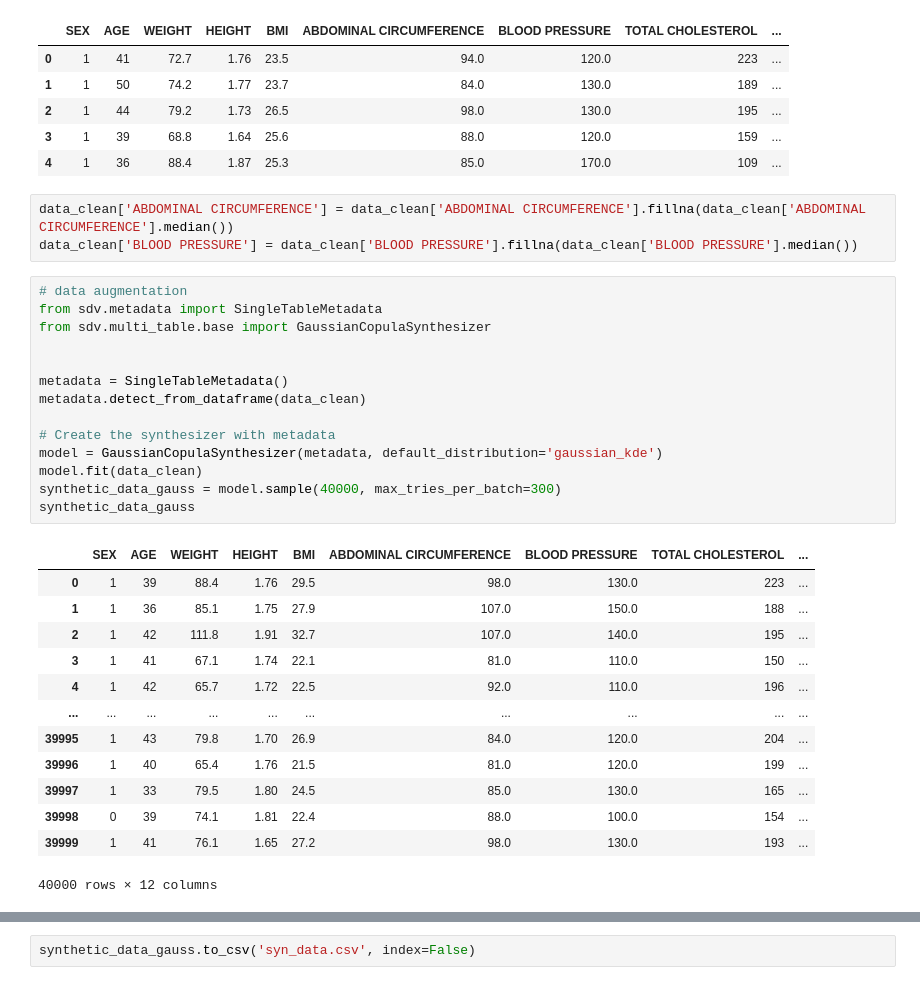
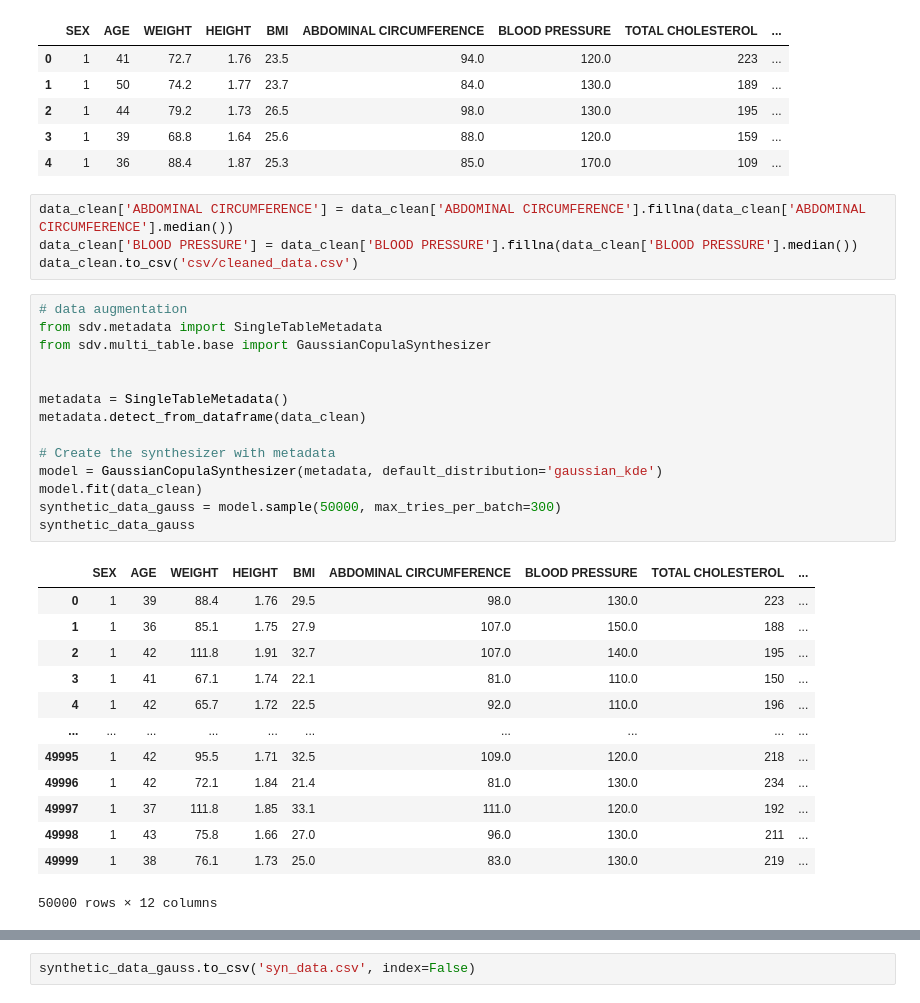
Before and after one commit to Cerion73/AgaKhan-diagnostic-system, a Jupyter notebook: backend/deeplearning/Risk.ipynb, the cells around one changed output, grey strips where cells are left out. Drawn from its saved outputs; the diff is of its cells as text.

```diff
--- a/backend/deeplearning/Risk.ipynb
+++ b/backend/deeplearning/Risk.ipynb
@@ -220,34 +224,35 @@ data_clean.head()
 # %%
 data_clean['ABDOMINAL CIRCUMFERENCE'] = data_clean['ABDOMINAL CIRCUMFERENCE'].fillna(data_clean['ABDOMINAL CIRCUMFERENCE'].median())
 data_clean['BLOOD PRESSURE'] = data_clean['BLOOD PRESSURE'].fillna(data_clean['BLOOD PRESSURE'].median())
+data_clean.to_csv('csv/cleaned_data.csv')
 # %%
 # data augmentation
 from sdv.metadata import SingleTableMetadata
 from sdv.multi_table.base import GaussianCopulaSynthesizer
 
 
 metadata = SingleTableMetadata()
 metadata.detect_from_dataframe(data_clean)
 
 # Create the synthesizer with metadata
 model = GaussianCopulaSynthesizer(metadata, default_distribution='gaussian_kde')
 model.fit(data_clean)
-synthetic_data_gauss = model.sample(40000, max_tries_per_batch=300)
+synthetic_data_gauss = model.sample(50000, max_tries_per_batch=300)
 synthetic_data_gauss
 # %% [output]
 |  | SEX | AGE | WEIGHT | HEIGHT | BMI | ABDOMINAL CIRCUMFERENCE | BLOOD PRESSURE | TOTAL CHOLESTEROL | ... |
 | 0 | 1 | 39 | 88.4 | 1.76 | 29.5 | 98.0 | 130.0 | 223 | ... |
 | 1 | 1 | 36 | 85.1 | 1.75 | 27.9 | 107.0 | 150.0 | 188 | ... |
 | 2 | 1 | 42 | 111.8 | 1.91 | 32.7 | 107.0 | 140.0 | 195 | ... |
 | 3 | 1 | 41 | 67.1 | 1.74 | 22.1 | 81.0 | 110.0 | 150 | ... |
 | 4 | 1 | 42 | 65.7 | 1.72 | 22.5 | 92.0 | 110.0 | 196 | ... |
 | ... | ... | ... | ... | ... | ... | ... | ... | ... | ... |
-| 39995 | 1 | 43 | 79.8 | 1.70 | 26.9 | 84.0 | 120.0 | 204 | ... |
-| 39996 | 1 | 40 | 65.4 | 1.76 | 21.5 | 81.0 | 120.0 | 199 | ... |
-| 39997 | 1 | 33 | 79.5 | 1.80 | 24.5 | 85.0 | 130.0 | 165 | ... |
-| 39998 | 0 | 39 | 74.1 | 1.81 | 22.4 | 88.0 | 100.0 | 154 | ... |
-| 39999 | 1 | 41 | 76.1 | 1.65 | 27.2 | 98.0 | 130.0 | 193 | ... |
+| 49995 | 1 | 42 | 95.5 | 1.71 | 32.5 | 109.0 | 120.0 | 218 | ... |
+| 49996 | 1 | 42 | 72.1 | 1.84 | 21.4 | 81.0 | 130.0 | 234 | ... |
+| 49997 | 1 | 37 | 111.8 | 1.85 | 33.1 | 111.0 | 120.0 | 192 | ... |
+| 49998 | 1 | 43 | 75.8 | 1.66 | 27.0 | 96.0 | 130.0 | 211 | ... |
+| 49999 | 1 | 38 | 76.1 | 1.73 | 25.0 | 83.0 | 130.0 | 219 | ... |
-40000 rows × 12 columns
+50000 rows × 12 columns
 # %%
 from sdv.evaluation.single_table import evaluate_quality
 
```
Also changed, not shown: parts of 16 cells of this notebook, 25 other files.
